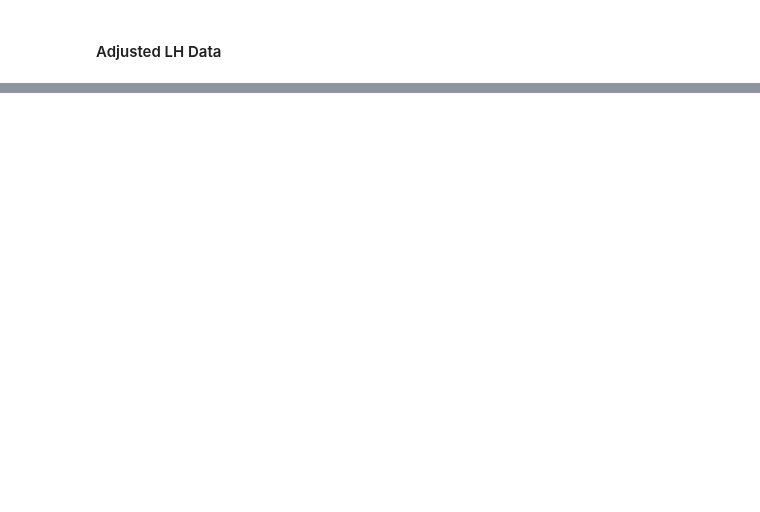
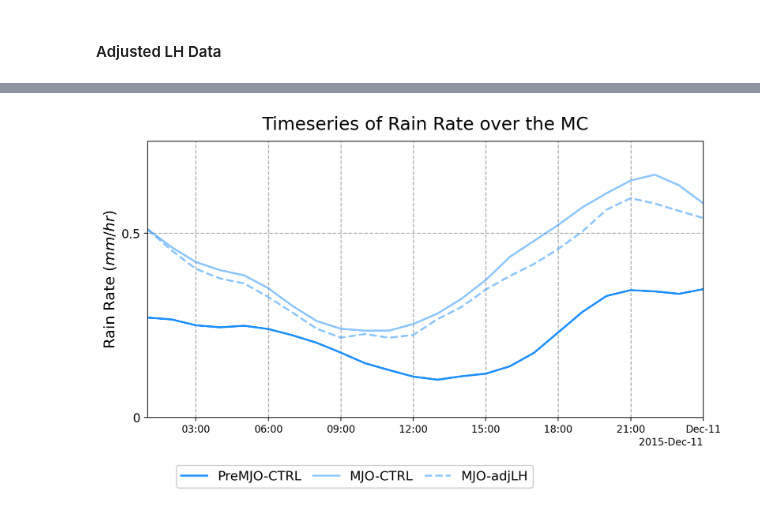
Before and after one commit to HragNajarian/PhD-Work, a Jupyter notebook: analysis/Chapter3Workbook.ipynb, the cells around one changed output, grey strips where cells are left out. Drawn from its saved outputs; the diff is of its cells as text; code cells hidden in the pictures; blank space fills up the shorter version.

Commit message:
Include plots testing experiments related to adjusting LH

```diff
--- a/analysis/Chapter3Workbook.ipynb
+++ b/analysis/Chapter3Workbook.ipynb
@@ -1201,0 +1210,8 @@ NCRF data loaded ✓ 15.816352315014228 seconds
+# %%
+## Slice landmask into the lat and lon bounds set for diurnal calculations
+lat_bound = [-10, 5]
+lon_bound = [80, 135]
+pressure_bound = [1000,200]
+da_d02_LANDMASK = da_d02_LANDMASK.sel(south_north=slice(*lat_bound), west_east=slice(*lon_bound))
+dist_thresh = 400
+rolls = 1   # Smoother
@@ -1201,0 +2099,90 @@ NCRF data loaded ✓ 15.816352315014228 seconds
+# %%
+fig = plt.figure(figsize=(10,5))
+gs = gridspec.GridSpec(nrows=1, ncols=1)
+
+ax1 = fig.add_subplot(gs[0,:])
+
+fs = 18
+
+
+## PreMJO
+# l1 = preMJO_RR_CTRL_land.plot.line(
+#     ax=ax1,
+#     color='peru',
+#     linewidth=2,
+#     linestyle = '-',
+# 	label='PreMJO-CTRL'
+# )
+# l2 = preMJO_RR_di_adjLH_land.plot.line(
+#     ax=ax1,
+#     color='peru',
+#     linewidth=2,
+#     linestyle = '--',
+# 	label='PreMJO-adjLH'
+# )
+l3 = preMJO_RR_CTRL_ocean.plot.line(
+    ax=ax1,
+    color='dodgerblue',
+    linewidth=2,
+    linestyle = '-',
+	label='PreMJO-CTRL'
+)
+# l4 = preMJO_RR_hourly_di_adjLH_ocean.plot.line(
+#     ax=ax1,
+#     color='dodgerblue',
+#     linewidth=2,
+#     linestyle = '--',
+# 	label='PreMJO-adjLH'
+# )
+
+## MJO
+# l5 = MJO_RR_CTRL_land.plot.line(
+#     ax=ax1,
+#     color='peru',
+#     linewidth=2,
+#     linestyle = '-',
+# 	label='MJO-CTRL',
+#     alpha=.5
+# )
+# l6 = MJO_RR_adjLH_land.plot.line(
+#     ax=ax1,
+#     color='peru',
+#     linewidth=2,
+#     linestyle = '--',
+# 	label='MJO-adjLH',
+#     alpha=.5
+# )
+l7 = MJO_RR_CTRL_ocean.plot.line(
+    ax=ax1,
+    color='dodgerblue',
+    linewidth=2,
+    linestyle = '-',
+	label='MJO-CTRL',
+    alpha=.5
+)
+
+l8 = MJO_RR_adjLH_ocean.plot.line(
+    ax=ax1,
+    color='dodgerblue',
+    linewidth=2,
+    linestyle = '--',
+	label='MJO-adjLH',
+    alpha=.5
+)
+
+# ax1.set_yscale('log')
+# ax1.set_xticks(np.arange(0,25,3))
+ax1.set_yticks(np.array([0,0.5,1]))
+title = 'Timeseries of Rain Rate over the MC'
+ax1.set_title(title, fontsize=fs, y=1.02)
+# ax1.set_title(f'[{abs(lat_bound[0])}S, {lat_bound[1]}N]', loc='left', fontsize=fs-10)
+ax1.set_xlabel('', fontsize=fs-3)
+ax1.set_ylabel('Rain Rate ($mm/hr$)', fontsize=fs-3)
+# ax1.set_xticklabels(np.concatenate((np.arange(0,24,3),[0])), fontsize=fs-6)
+ax1.set_yticklabels(np.array(['0','0.5','1']), fontsize=fs-6)
+ax1.grid(linestyle='--', axis='x', linewidth=1)
+ax1.grid(linestyle='--', axis='y', linewidth=1)
+ax1.legend(ncol=4, fontsize=fs-5, loc='upper left', framealpha=1, columnspacing=.92, bbox_to_anchor=(0.04,-0.15))
+ax1.set_xlim([MJO_RR_adjLH_ocean.Time[0],MJO_RR_adjLH_ocean.Time[-1]])
+ax1.set_ylim([0,.75])
+# %% [output]
@@ -1201,0 +2190 @@ NCRF data loaded ✓ 15.816352315014228 seconds
+[figure, added]
```
Also changed, not shown: parts of 21 cells of this notebook.
